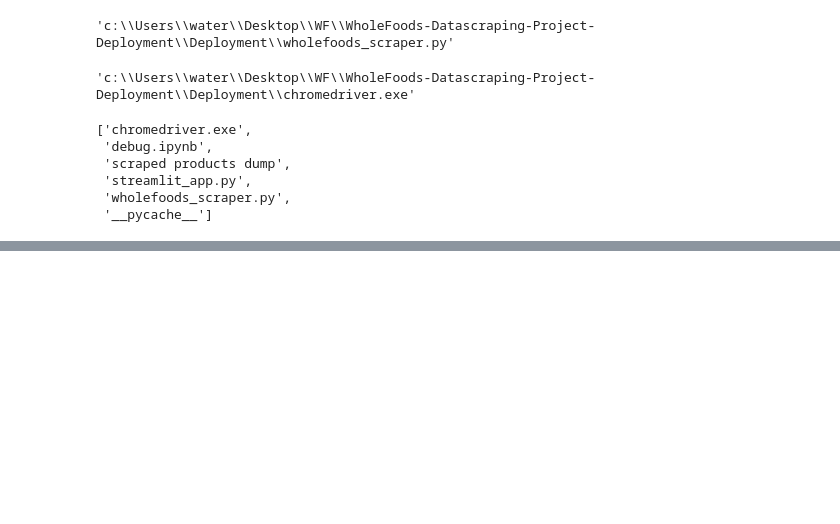
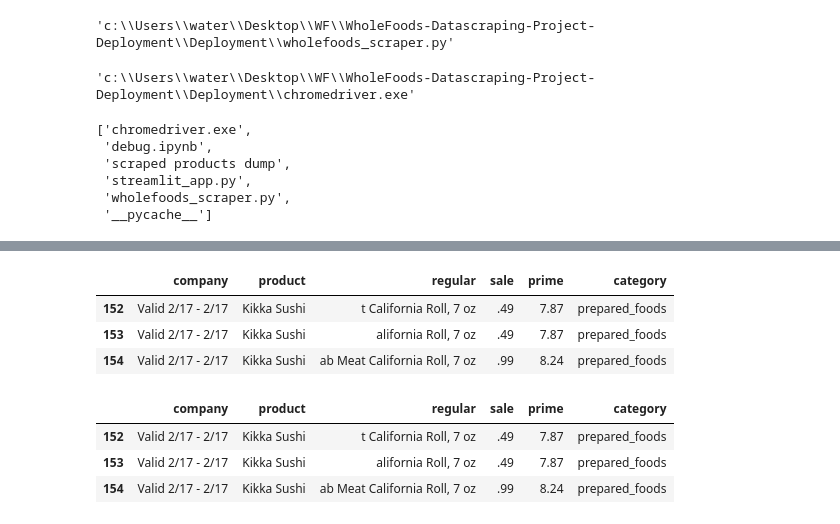
Before and after one commit to YoussefSultan/WholeFoods-Datascraping-Project-Deployment, a Jupyter notebook: Deployment/debug.ipynb, the cells around one changed output, grey strips where cells are left out. Saved outputs shown, nothing was run; the diff lists cells and outputs as text; code cells hidden in the pictures; blank space fills up the shorter version.

```diff
--- a/Deployment/debug.ipynb
+++ b/Deployment/debug.ipynb
@@ -184,0 +621,20 @@ TypeError: object of type 'NoneType' has no len()
+# %%
+if df['product'].str.contains('Kikka Sushi', regex=True).any():
+    ix = df[df['product'].str.contains('Kikka Sushi', regex=True)].index
+    for i in range(len(ix)):
+        df.loc[ix[i], 'company'] = df.loc[ix[i], 'product']
+        df.loc[ix[i], 'product'] =
+# %%
+df.loc[ix]
+# %% [output]
+|  | company | product | regular | sale | prime | category |
+| 152 | Valid 2/17 - 2/17 | Kikka Sushi | t California Roll, 7 oz | .49 | 7.87 | prepared_foods |
+| 153 | Valid 2/17 - 2/17 | Kikka Sushi | alifornia Roll, 7 oz | .49 | 7.87 | prepared_foods |
+| 154 | Valid 2/17 - 2/17 | Kikka Sushi | ab Meat California Roll, 7 oz | .99 | 8.24 | prepared_foods |
+# %%
+df[df['regular'].str.contains('a|e|i|o|u', regex=True)]
+# %% [output]
+|  | company | product | regular | sale | prime | category |
+| 152 | Valid 2/17 - 2/17 | Kikka Sushi | t California Roll, 7 oz | .49 | 7.87 | prepared_foods |
+| 153 | Valid 2/17 - 2/17 | Kikka Sushi | alifornia Roll, 7 oz | .49 | 7.87 | prepared_foods |
+| 154 | Valid 2/17 - 2/17 | Kikka Sushi | ab Meat California Roll, 7 oz | .99 | 8.24 | prepared_foods |
```
Also changed, not shown: parts of 22 cells of this notebook, 1 other file.
